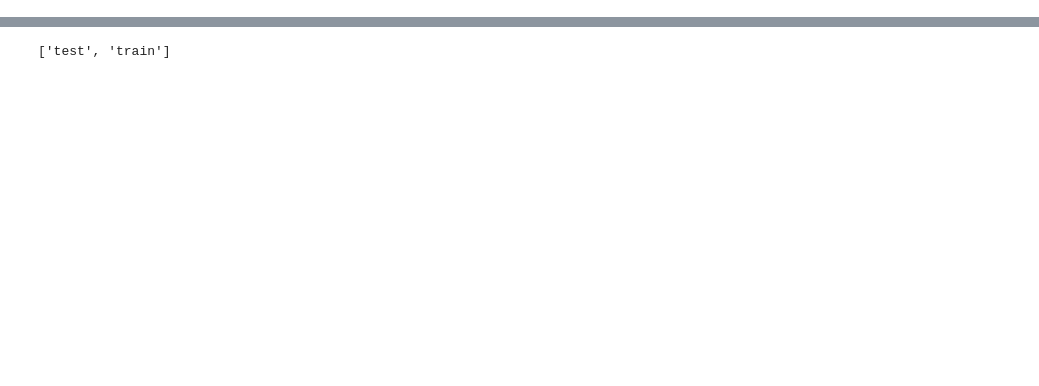
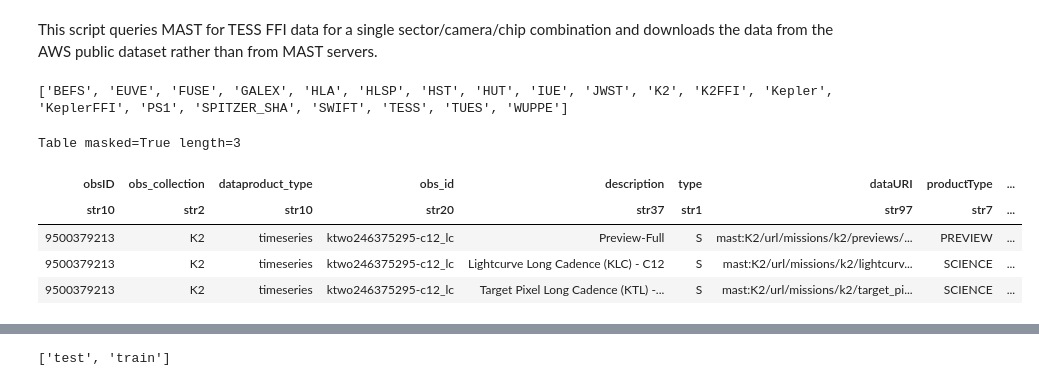
Before and after one commit to alphasentaurii/starskope, a Jupyter notebook: starskope_3.ipynb, the cells around one changed output, grey strips where cells are left out. Cells and saved outputs as stored; diff of their text form; code cells hidden in the pictures; blank space fills up the shorter version.

```diff
--- a/starskope_3.ipynb
+++ b/starskope_3.ipynb
@@ -59,0 +152,2 @@ from sklearn.base import clone
+# %% [markdown]
+This script queries MAST for TESS FFI data for a single sector/camera/chip combination and downloads the data from the AWS public dataset rather than from MAST servers.
@@ -59,0 +157,21 @@ from sklearn.base import clone
+# %%
+print(Observations.list_missions())
+# %% [output]
+['BEFS', 'EUVE', 'FUSE', 'GALEX', 'HLA', 'HLSP', 'HST', 'HUT', 'IUE', 'JWST', 'K2', 'K2FFI', 'Kepler', 'KeplerFFI', 'PS1', 'SPITZER_SHA', 'SWIFT', 'TESS', 'TUES', 'WUPPE']
+# %%
+target = "K2-1"
+#Do a cone search and find the K2 long cadence data for target
+obs = Observations.query_object(target,radius="0s")
+want = (obs['obs_collection'] == "K2") & (obs['t_exptime'] ==1800.0)
+# %%
+#Pick which data you want to retrieve
+data_prod = Observations.get_product_list(obs[want])
+# %%
+data_prod
+# %% [output]
+Table masked=True length=3
+| obsID | obs_collection | dataproduct_type | obs_id | description | type | dataURI | productType | ... |
+| str10 | str2 | str10 | str20 | str37 | str1 | str97 | str7 | ... |
+| 9500379213 | K2 | timeseries | ktwo246375295-c12_lc | Preview-Full | S | mast:K2/url/missions/k2/previews/... | PREVIEW | ... |
+| 9500379213 | K2 | timeseries | ktwo246375295-c12_lc | Lightcurve Long Cadence (KLC) - C12 | S | mast:K2/url/missions/k2/lightcurv... | SCIENCE | ... |
+| 9500379213 | K2 | timeseries | ktwo246375295-c12_lc | Target Pixel Long Cadence (KTL) -... | S | mast:K2/url/missions/k2/target_pi... | SCIENCE | ... |
```
Also changed, not shown: parts of 74 cells of this notebook, 1 other file.
